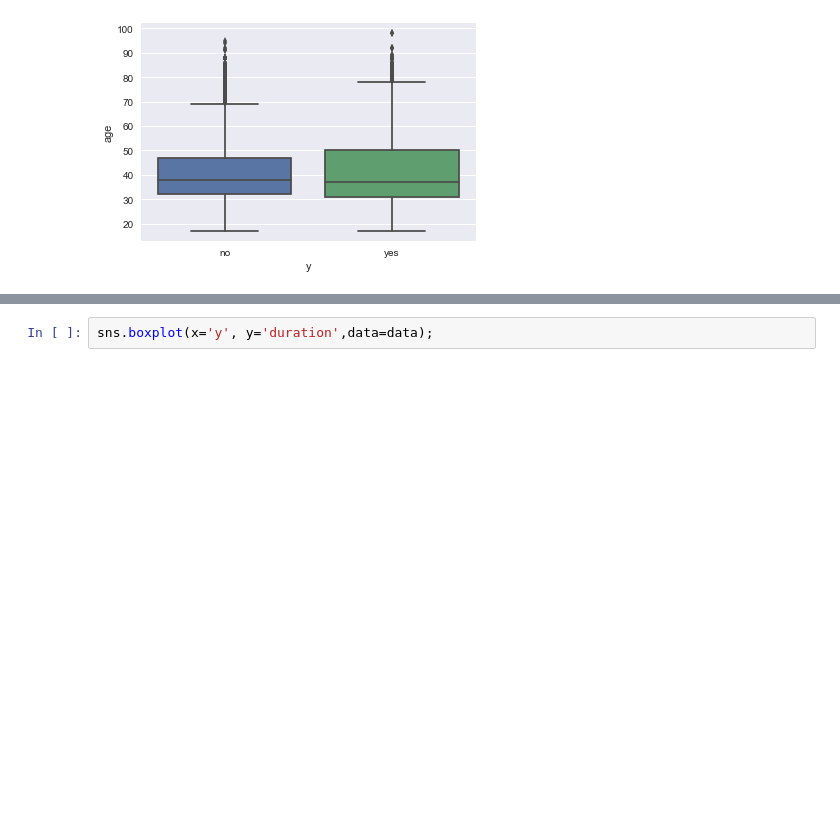
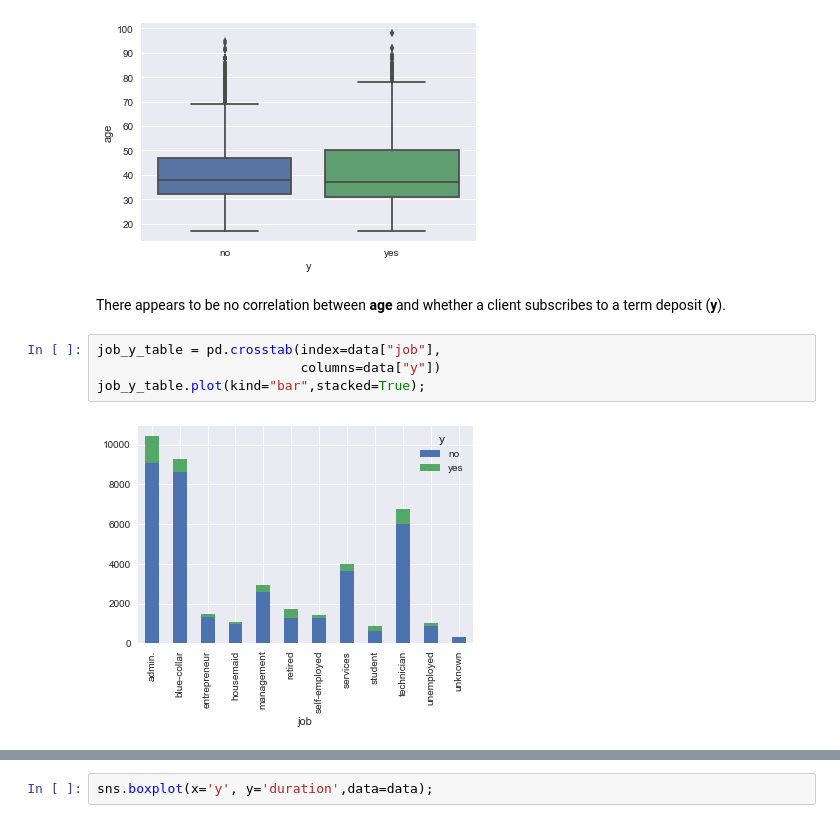
Before and after one commit to leighirving/bank-marketing, a Jupyter notebook: campaign-classification.ipynb, the cells around one changed output, grey strips where cells are left out. Drawn from its saved outputs; the diff is of its cells as text; blank space fills up the shorter version.

```diff
--- a/campaign-classification.ipynb
+++ b/campaign-classification.ipynb
@@ -78,3 +82,11 @@ sns.countplot(data['y']);
 sns.boxplot(x='y', y='age',data=data);
 # %% [output]
 [figure]
+# %% [markdown]
+There appears to be no correlation between **age** and whether a client subscribes to a term deposit (**y**).
+# %%
+job_y_table = pd.crosstab(index=data["job"],
+                          columns=data["y"])
+job_y_table.plot(kind="bar",stacked=True);
+# %% [output]
+[figure, added]
```
Also changed, not shown: parts of 27 cells of this notebook.
